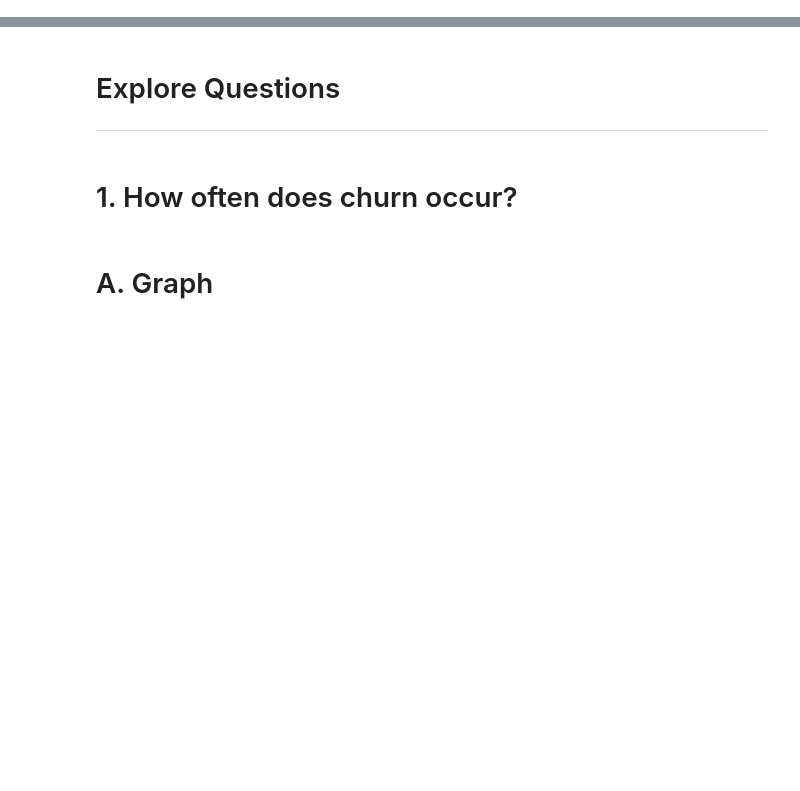
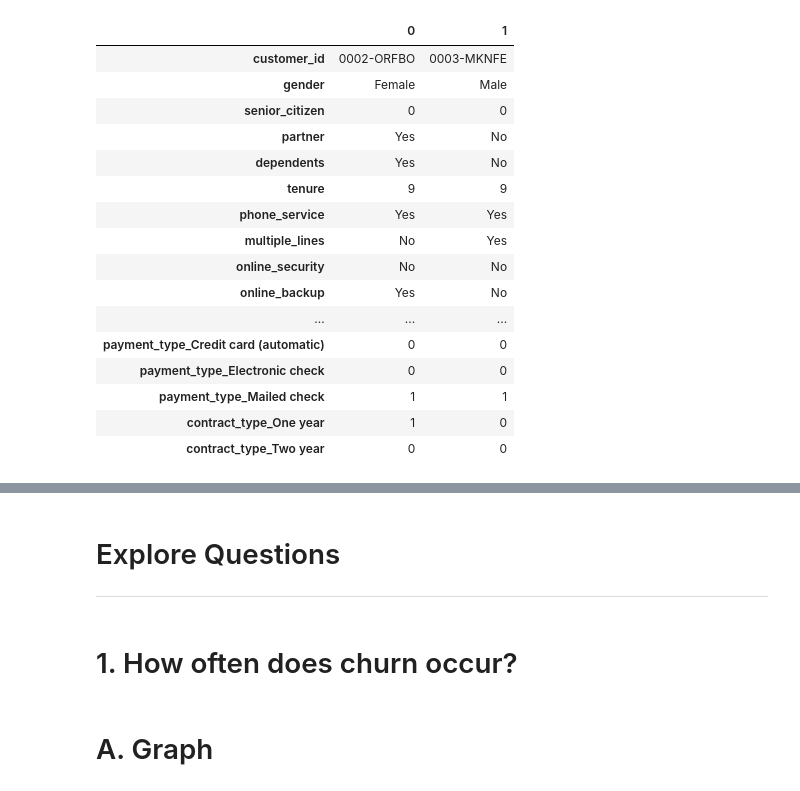
Before and after one commit to manuelparra1/project-classification-telco, a Jupyter notebook: scratch_5_modeling.ipynb, the cells around one changed output, grey strips where cells are left out. Cells and saved outputs as stored; diff of their text form; code cells hidden in the pictures; blank space fills up the shorter version.

```diff
--- a/scratch_5_modeling.ipynb
+++ b/scratch_5_modeling.ipynb
@@ -86,0 +51,20 @@ y_test = test.churn
+# %%
+df.head(2).T
+# %% [output]
+|  | 0 | 1 |
+| customer_id | 0002-ORFBO | 0003-MKNFE |
+| gender | Female | Male |
+| senior_citizen | 0 | 0 |
+| partner | Yes | No |
+| dependents | Yes | No |
+| tenure | 9 | 9 |
+| phone_service | Yes | Yes |
+| multiple_lines | No | Yes |
+| online_security | No | No |
+| online_backup | Yes | No |
+| ... | ... | ... |
+| payment_type_Credit card (automatic) | 0 | 0 |
+| payment_type_Electronic check | 0 | 0 |
+| payment_type_Mailed check | 1 | 1 |
+| contract_type_One year | 1 | 0 |
+| contract_type_Two year | 0 | 0 |
```
Also changed, not shown: parts of 73 cells of this notebook, 6 other files.
